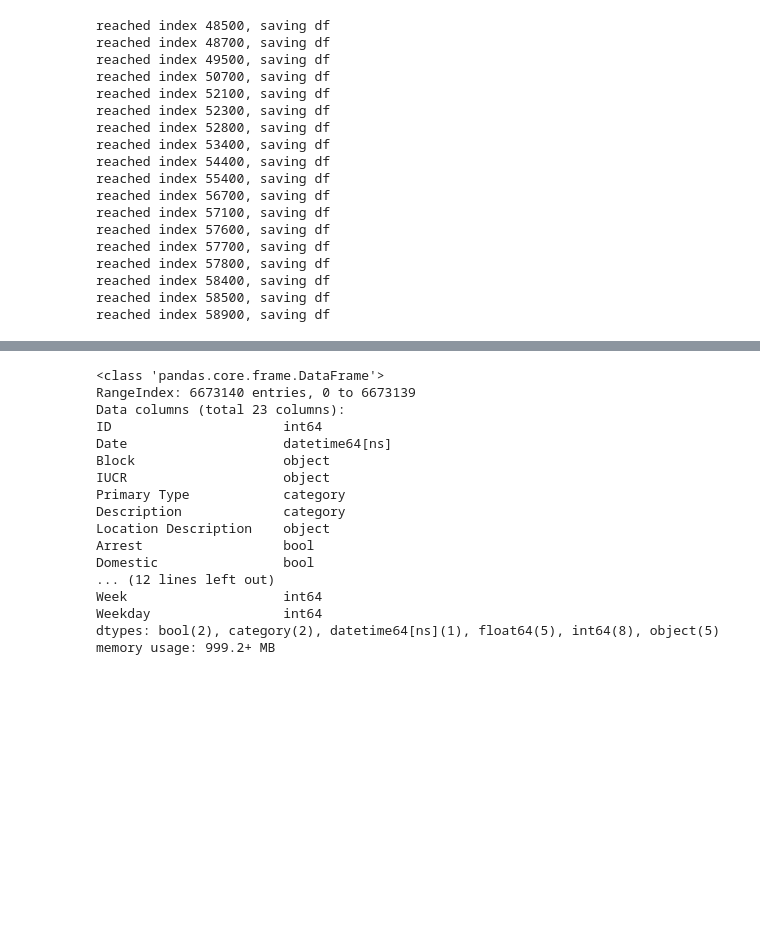
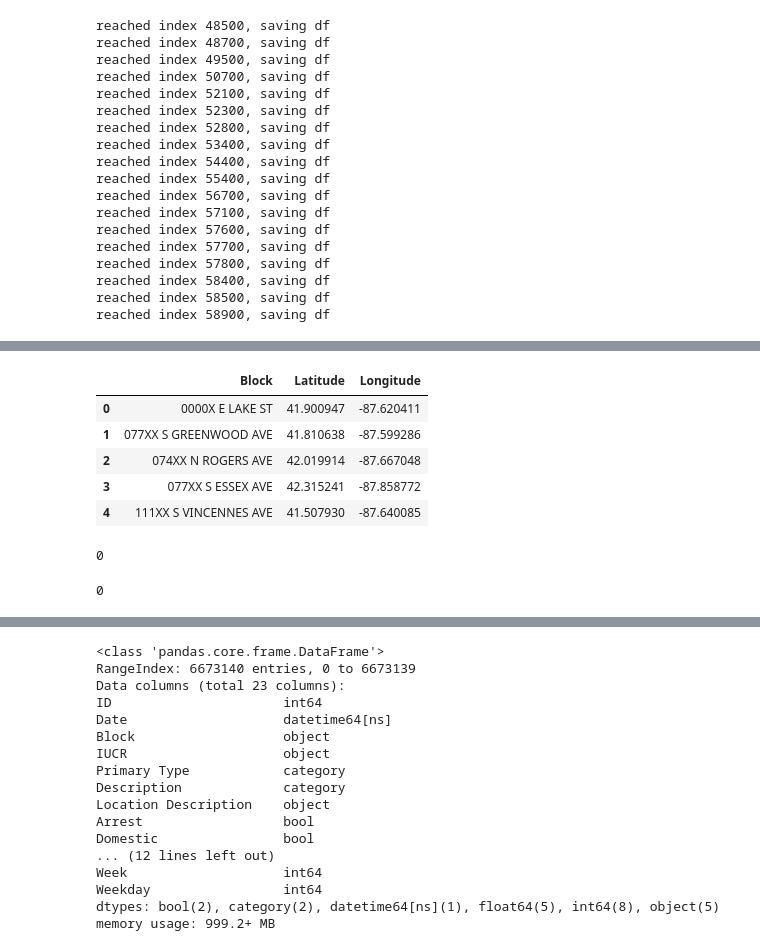
Before and after one commit to MattTriano/Chicago_Crimes, a Jupyter notebook: Chicago_Crime_Exploration.ipynb, the cells around one changed output, grey strips where cells are left out. Drawn from its saved outputs; the diff is of its cells as text; code cells hidden in the pictures; blank space fills up the shorter version.

```diff
--- a/Chicago_Crime_Exploration.ipynb
+++ b/Chicago_Crime_Exploration.ipynb
@@ -174,5 +223,5 @@ print('Longitude: {}'.format(tmp.lng))
 Latitude:  41.9009473
 Longitude: -87.6204114
 # %%
-# failed_inds = []
+failed_inds = []
 iterations_between_saves = 100
@@ -241,0 +289,10 @@ addrs_df.to_csv(OUT_PATH, index=False)
+# %%
+addrs_df.drop('Address', axis=1, inplace=True)
+addrs_df.head()
+# %% [output]
+|  | Block | Latitude | Longitude |
+| 0 | 0000X E LAKE ST | 41.900947 | -87.620411 |
+| 1 | 077XX S GREENWOOD AVE | 41.810638 | -87.599286 |
+| 2 | 074XX N ROGERS AVE | 42.019914 | -87.667048 |
+| 3 | 077XX S ESSEX AVE | 42.315241 | -87.858772 |
+| 4 | 111XX S VINCENNES AVE | 41.507930 | -87.640085 |
@@ -241,0 +307,8 @@ addrs_df.to_csv(OUT_PATH, index=False)
+# %%
+tmp1['Latitude'].isnull().sum()
+# %% [output]
+0
+# %%
+tmp1['Longitude'].isnull().sum()
+# %% [output]
+0
```
Also changed, not shown: parts of 32 cells of this notebook.
